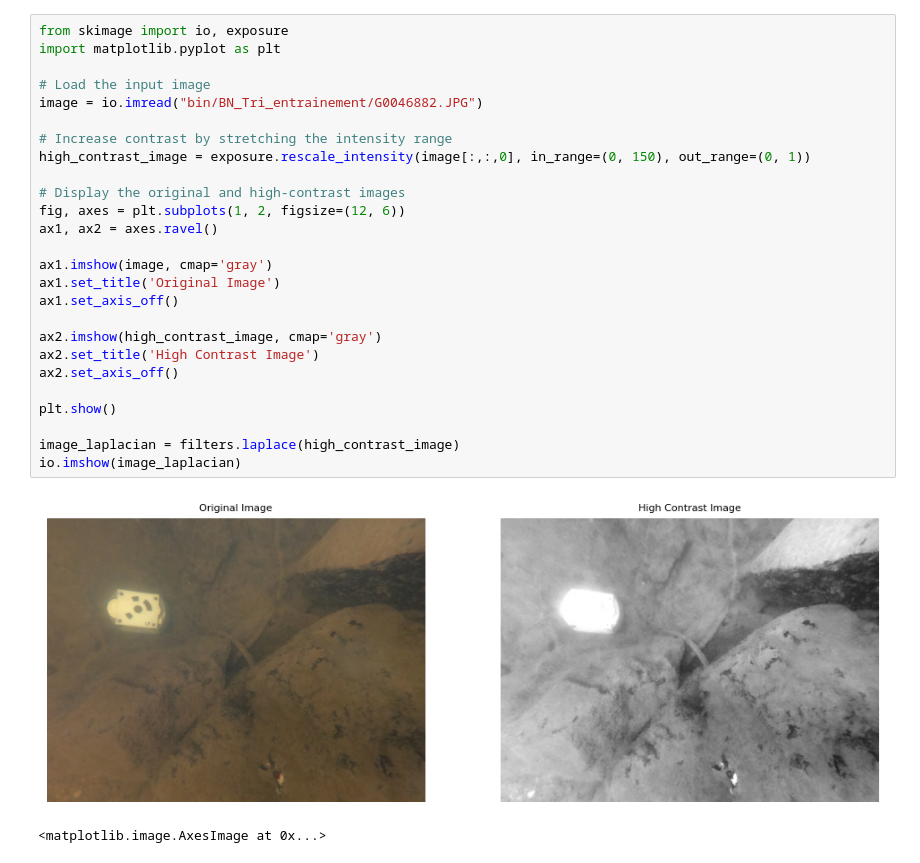
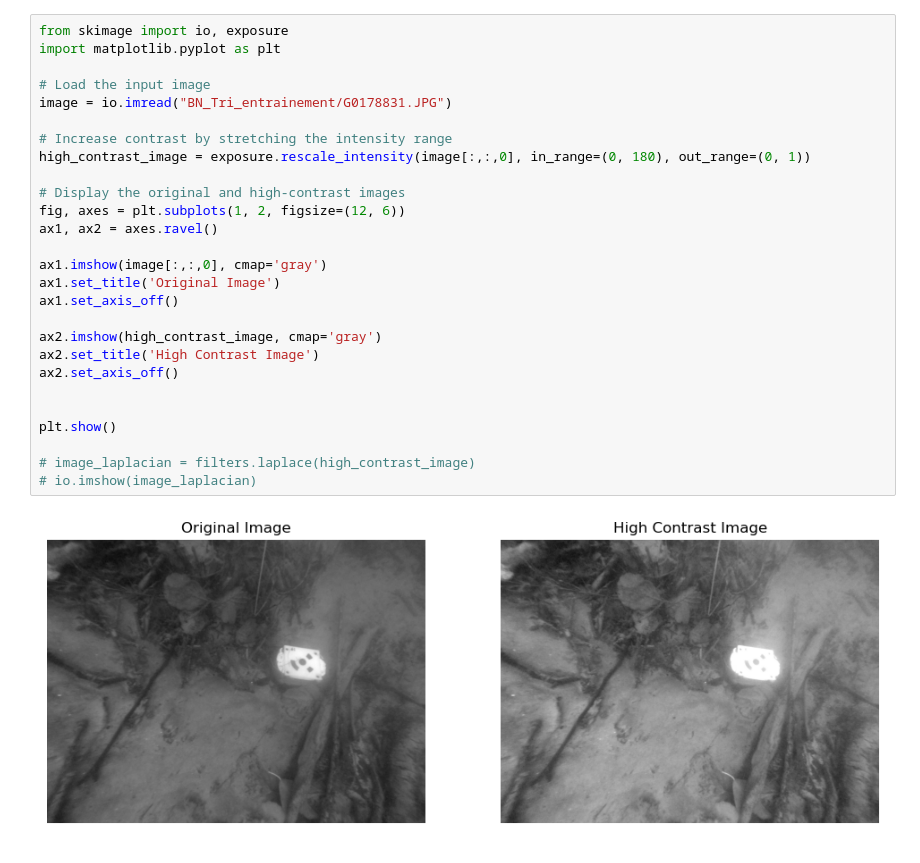
Before and after one commit to BenjaminMAUFROY/BIN, a Jupyter notebook: nettoyage_image.ipynb, the cells around one changed output. Saved outputs shown, nothing was run; the diff lists cells and outputs as text.

```diff
--- a/nettoyage_image.ipynb
+++ b/nettoyage_image.ipynb
@@ -26,29 +40,29 @@ AxesImage(shape=(3000, 4000))
 # %%
 from skimage import io, exposure
 import matplotlib.pyplot as plt
 
 # Load the input image
-image = io.imread("bin/BN_Tri_entrainement/G0046882.JPG")
+image = io.imread("BN_Tri_entrainement/G0178831.JPG")
 
 # Increase contrast by stretching the intensity range
-high_contrast_image = exposure.rescale_intensity(image[:,:,0], in_range=(0, 150), out_range=(0, 1))
+high_contrast_image = exposure.rescale_intensity(image[:,:,0], in_range=(0, 180), out_range=(0, 1))
 
 # Display the original and high-contrast images
 fig, axes = plt.subplots(1, 2, figsize=(12, 6))
 ax1, ax2 = axes.ravel()
 
-ax1.imshow(image, cmap='gray')
+ax1.imshow(image[:,:,0], cmap='gray')
 ax1.set_title('Original Image')
 ax1.set_axis_off()
 
 ax2.imshow(high_contrast_image, cmap='gray')
 ax2.set_title('High Contrast Image')
 ax2.set_axis_off()
 
+
 plt.show()
 
-image_laplacian = filters.laplace(high_contrast_image)
-io.imshow(image_laplacian)
+# image_laplacian = filters.laplace(high_contrast_image)
+# io.imshow(image_laplacian)
 # %% [output]
-[figure, old version]
+[figure, new version]
-<matplotlib.image.AxesImage at 0x...>
```
Also changed, not shown: parts of 2 cells of this notebook.
